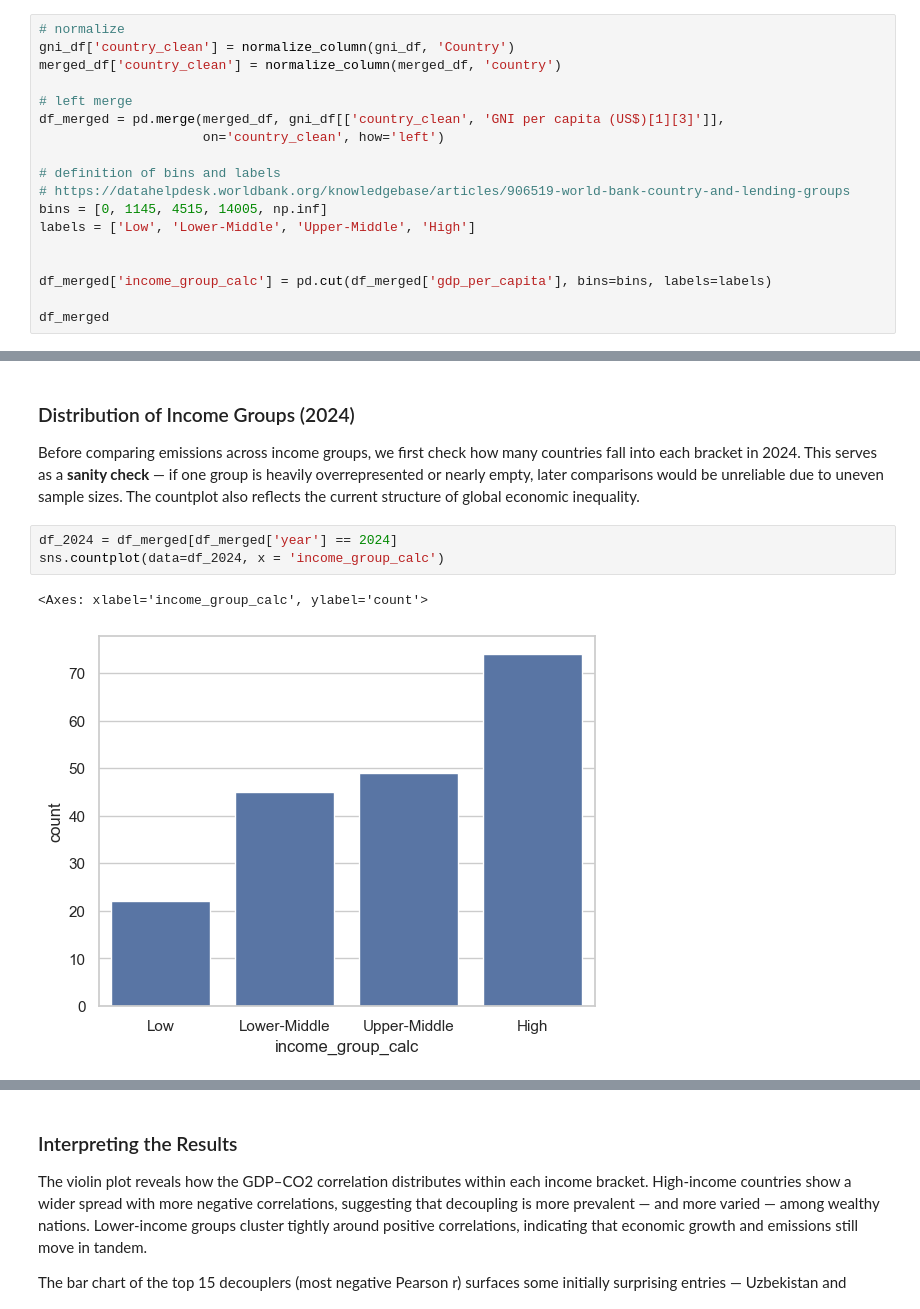
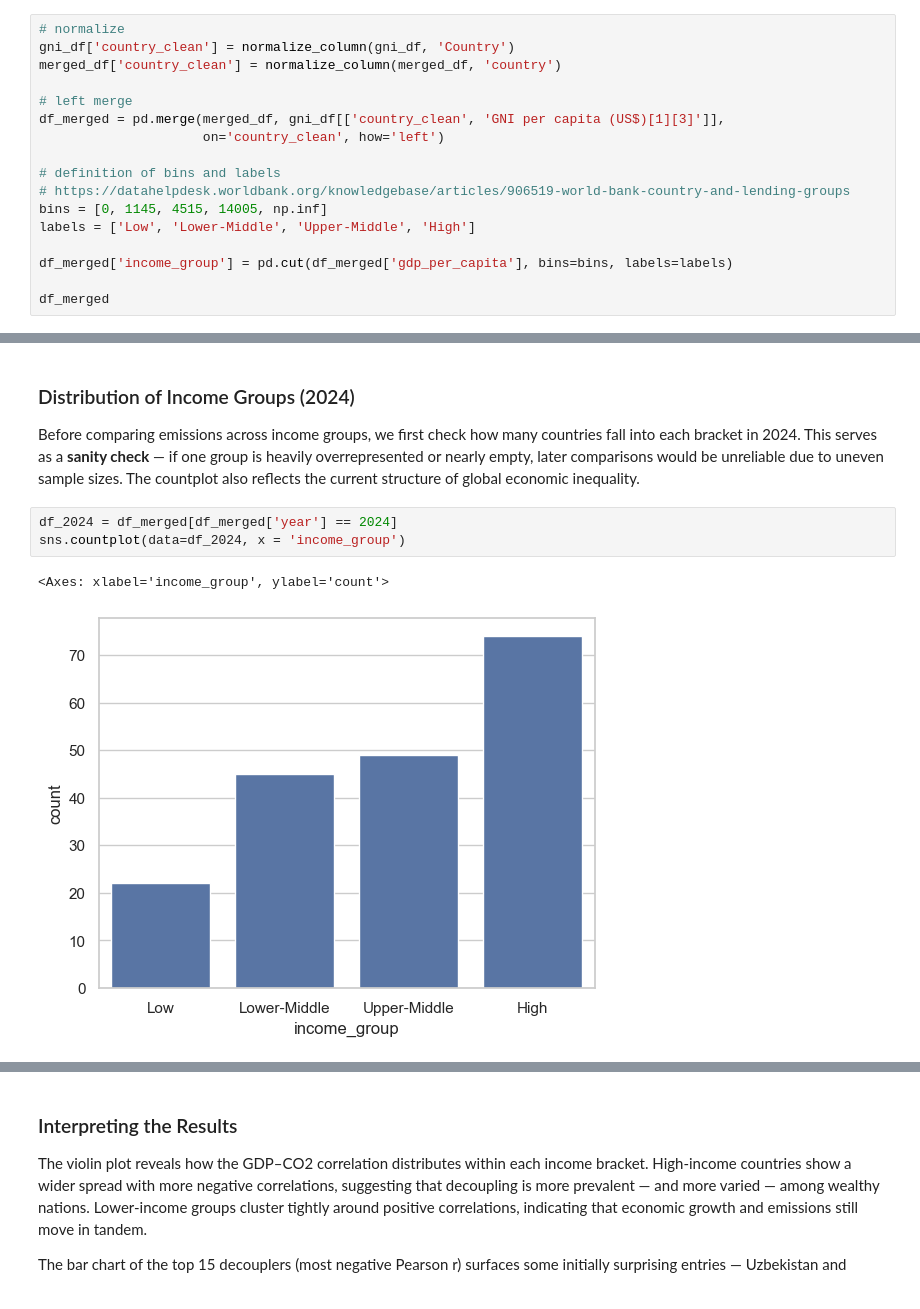
Before and after one commit to fabianfrank-dev/carbon_analysis, a Jupyter notebook: data_analytics_project.ipynb, the cells around one changed output, grey strips where cells are left out. Drawn from its saved outputs; the diff is of its cells as text.

```diff
--- a/data_analytics_project.ipynb
+++ b/data_analytics_project.ipynb
@@ -317,8 +315,7 @@ df_merged = pd.merge(merged_df, gni_df[['country_clean', 'GNI per capita (US$)[1
 bins = [0, 1145, 4515, 14005, np.inf]
 labels = ['Low', 'Lower-Middle', 'Upper-Middle', 'High']
 
-
-df_merged['income_group_calc'] = pd.cut(df_merged['gdp_per_capita'], bins=bins, labels=labels)
+df_merged['income_group'] = pd.cut(df_merged['gdp_per_capita'], bins=bins, labels=labels)
 
 df_merged
 # %% [output]
@@ -341,10 +338,10 @@ df_merged
 Before comparing emissions across income groups, we first check how many countries fall into each bracket in 2024. This serves as a **sanity check** — if one group is heavily overrepresented or nearly empty, later comparisons would be unreliable due to uneven sample sizes. The countplot also reflects the current structure of global economic inequality.
 # %%
 df_2024 = df_merged[df_merged['year'] == 2024]
-sns.countplot(data=df_2024, x = 'income_group_calc')
+sns.countplot(data=df_2024, x = 'income_group')
 # %% [output]
-<Axes: xlabel='income_group_calc', ylabel='count'>
+<Axes: xlabel='income_group', ylabel='count'>
-[figure, old version]
+[figure, new version]
 # %%
 fig, (ax1, ax2) = plt.subplots(1, 2, figsize=(18, 7))
 
```
Also changed, not shown: parts of 13 cells of this notebook, 1 other file.
